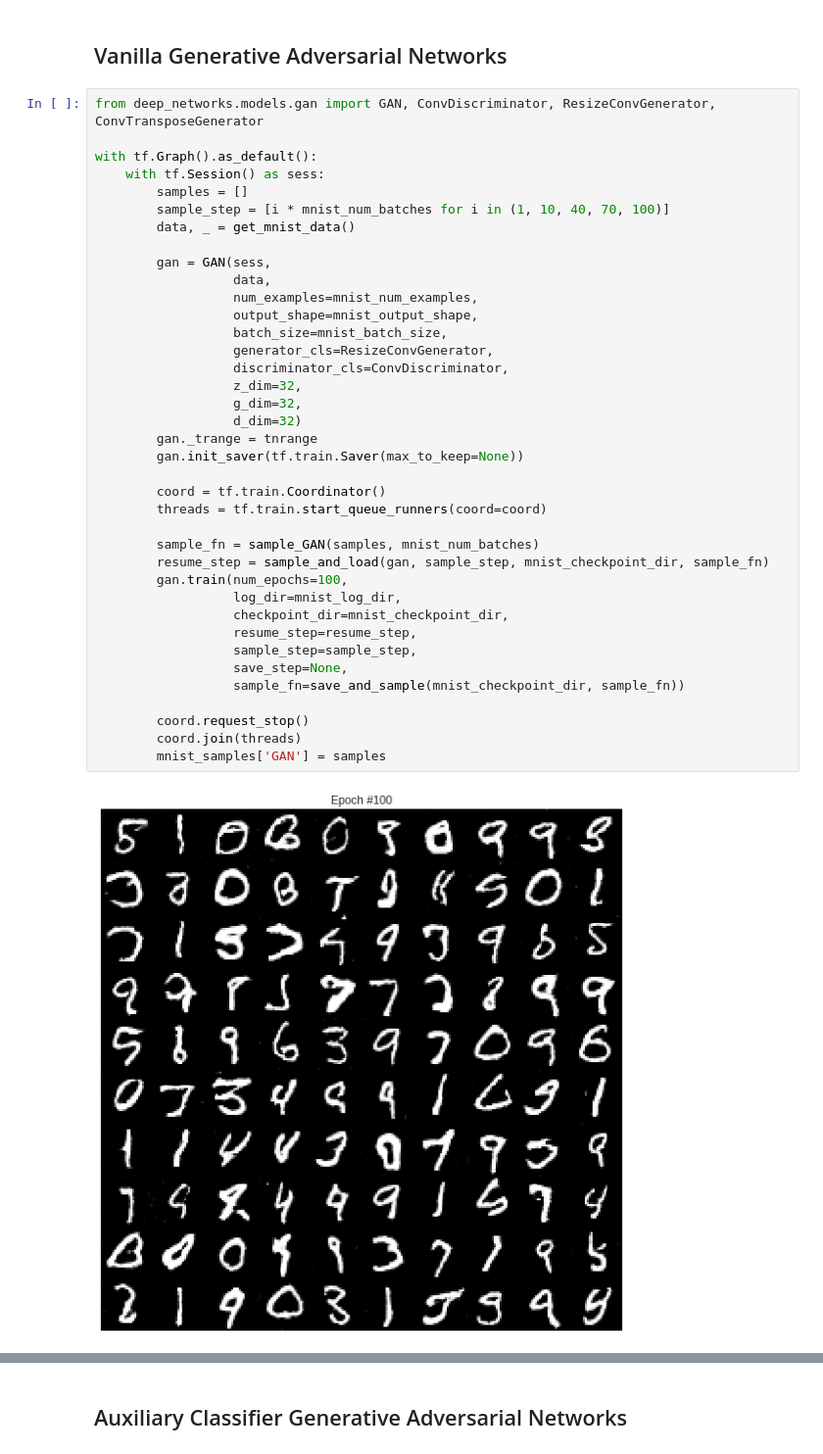
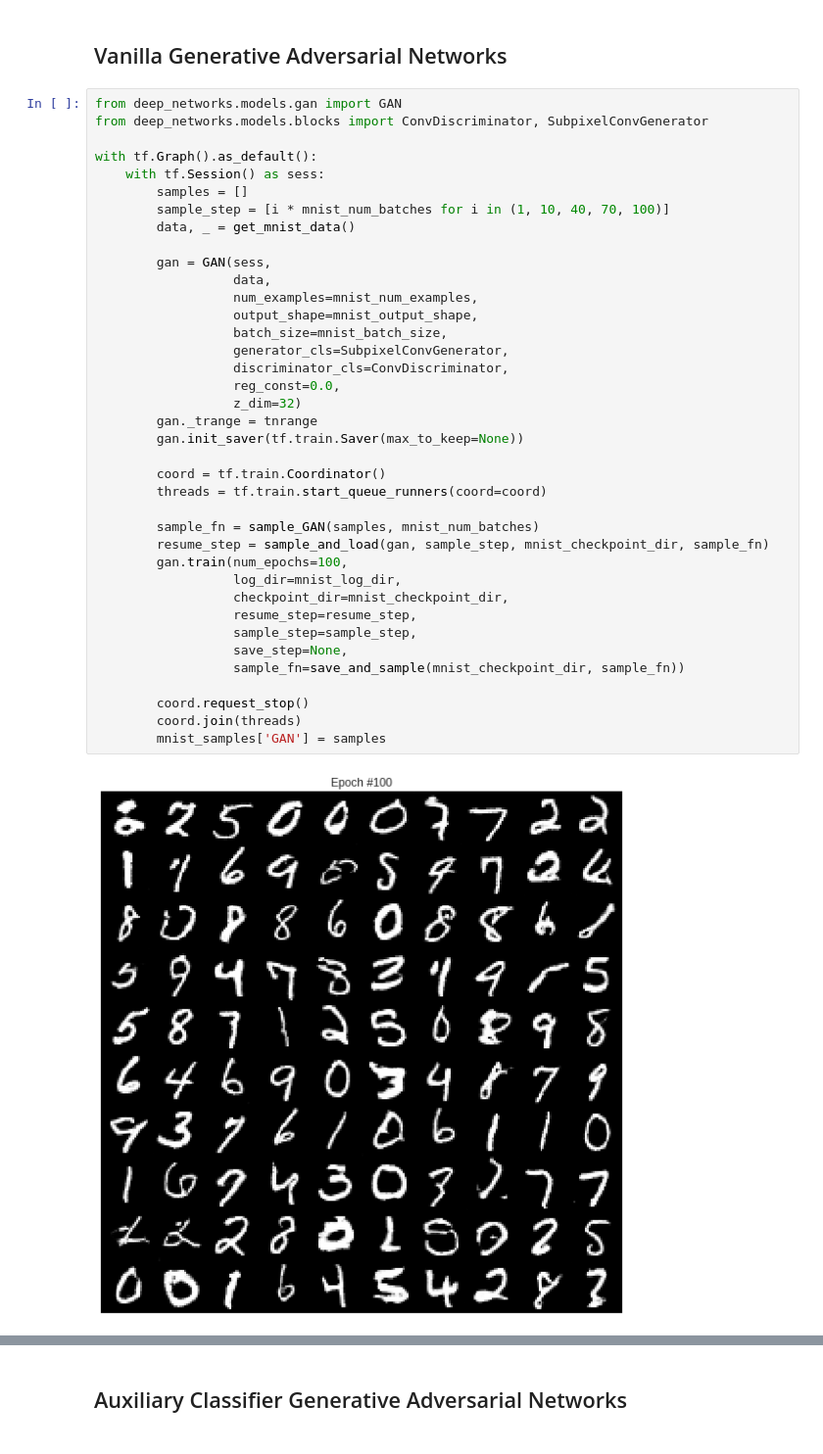
Before and after one commit to shaform/DeepNetworks, a Jupyter notebook: notebooks/GAN - MNIST.ipynb, the cells around one changed output, grey strips where cells are left out. Shown at 98% size. Drawn from its saved outputs; the diff is of its cells as text.

```diff
--- a/notebooks/GAN - MNIST.ipynb
+++ b/notebooks/GAN - MNIST.ipynb
@@ -145,45 +149,45 @@ def save_and_sample(checkpoint_dir, sample_fn):
 # %% [markdown]
 ## Vanilla Generative Adversarial Networks
 # %%
-from deep_networks.models.gan import GAN, ConvDiscriminator, ResizeConvGenerator, ConvTransposeGenerator
+from deep_networks.models.gan import GAN
+from deep_networks.models.blocks import ConvDiscriminator, SubpixelConvGenerator
 
 with tf.Graph().as_default():
     with tf.Session() as sess:
         samples = []
         sample_step = [i * mnist_num_batches for i in (1, 10, 40, 70, 100)]
         data, _ = get_mnist_data()
 
         gan = GAN(sess,
                   data,
                   num_examples=mnist_num_examples,
                   output_shape=mnist_output_shape,
                   batch_size=mnist_batch_size,
-                  generator_cls=ResizeConvGenerator,
+                  generator_cls=SubpixelConvGenerator,
                   discriminator_cls=ConvDiscriminator,
-                  z_dim=32,
-                  g_dim=32,
-                  d_dim=32)
+                  reg_const=0.0,
+                  z_dim=32)
         gan._trange = tnrange
         gan.init_saver(tf.train.Saver(max_to_keep=None))
 
         coord = tf.train.Coordinator()
         threads = tf.train.start_queue_runners(coord=coord)
 
         sample_fn = sample_GAN(samples, mnist_num_batches)
         resume_step = sample_and_load(gan, sample_step, mnist_checkpoint_dir, sample_fn)
         gan.train(num_epochs=100,
                   log_dir=mnist_log_dir,
                   checkpoint_dir=mnist_checkpoint_dir,
                   resume_step=resume_step,
                   sample_step=sample_step,
                   save_step=None,
                   sample_fn=save_and_sample(mnist_checkpoint_dir, sample_fn))
 
         coord.request_stop()
         coord.join(threads)
         mnist_samples['GAN'] = samples
 # %% [output]
-[figure, old version]
+[figure, new version]
 INFO:tensorflow:Reading checkpoints...
 INFO:tensorflow:Restoring parameters from checkpoints/MNIST/GAN/GAN-85900
 INFO:tensorflow:Success to read GAN-85900
```
Also changed, not shown: parts of 11 cells of this notebook, 3 other files.
